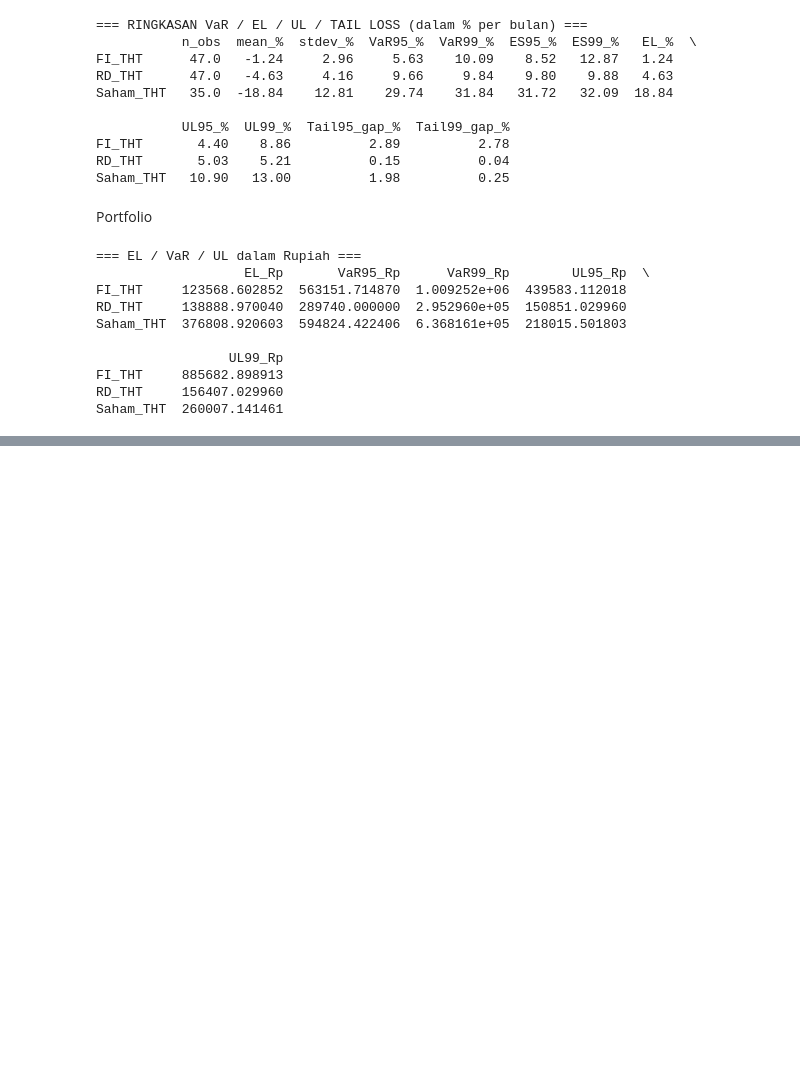
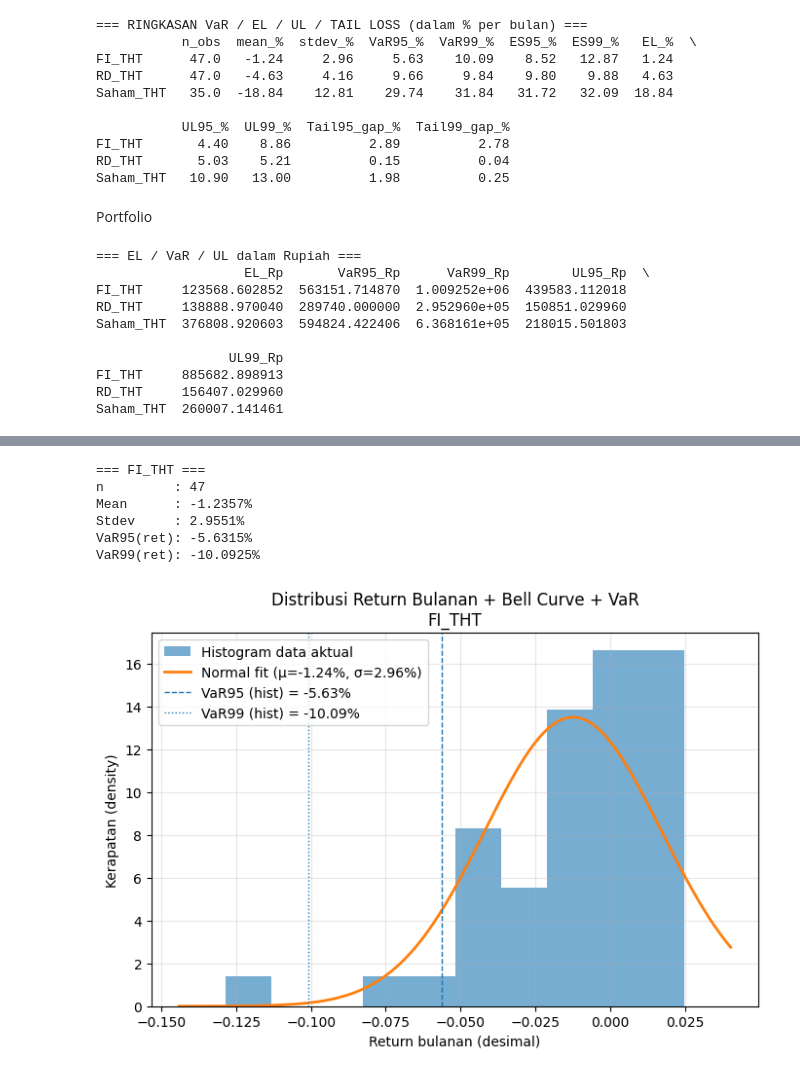
Before and after one commit to iqbaltanjung97/VaR, a Jupyter notebook: VaR.ipynb, the cells around one changed output, grey strips where cells are left out. Cells and saved outputs as stored; diff of their text form; code cells hidden in the pictures; blank space fills up the shorter version.

```diff
--- a/VaR.ipynb
+++ b/VaR.ipynb
@@ -186,0 +266,80 @@ Saham_THT  260007.141461
+# %%
+import pandas as pd
+import numpy as np
+import matplotlib.pyplot as plt
+from scipy.stats import norm
+
+# =========================================================
+# 1. LOAD DATA
+# =========================================================
+
+file_path = "PL_asset_classes.xlsx"   # ganti jika filenya di folder lain
+df = pd.read_excel(file_path)
+
+asset_cols = ["FI_THT", "RD_THT", "Saham_THT"]
+
+# =========================================================
+# 2. LOOP PER KELAS ASET: HISTOGRAM + NORMAL FIT + GARIS VaR
+# =========================================================
+
+for col in asset_cols:
+    series = df[col].dropna()
+    mu = series.mean()
+    sigma = series.std(ddof=1)
+
+    # ---------- Historical VaR (berbasis data aktual) ----------
+    alpha_95 = 0.95
+    alpha_99 = 0.99
+
+    # quantile kiri (return terburuk)
+    q05 = series.quantile(1 - alpha_95)   # ~ 5% terburuk
+    q01 = series.quantile(1 - alpha_99)   # ~ 1% terburuk
+
+    print(f"\n=== {col} ===")
+    print(f"n         : {len(series)}")
+    print(f"Mean      : {mu:.4%}")
+    print(f"Stdev     : {sigma:.4%}")
+    print(f"VaR95(ret): {q05:.4%}")
+    print(f"VaR99(ret): {q01:.4%}")
+
+    # ---------- Sumbu X untuk normal fit ----------
+    x_min = series.min()
+    x_max = series.max()
+    # Perlebar sedikit kiri-kanan untuk visual
+    x_range = x_max - x_min
+    x = np.linspace(x_min - 0.1 * x_range, x_max + 0.1 * x_range, 400)
+    y = norm.pdf(x, mu, sigma)
+
+    # ---------- Plot ----------
+    plt.figure(figsize=(7, 5))
+
+    # 1) Histogram data aktual (density=True supaya area = 1)
+    plt.hist(series,
+             bins=10,
+             density=True,
+             alpha=0.6,           # agak transparan
+             label="Histogram data aktual")
+
+    # 2) Kurva normal fit
+    plt.plot(x, y, linewidth=2, label=f"Normal fit (μ={mu:.2%}, σ={sigma:.2%})")
+
+    # 3) Garis vertikal VaR (historical)
+    plt.axvline(q05, linestyle="--", linewidth=1, label=f"VaR95 (hist) = {q05:.2%}")
+    plt.axvline(q01, linestyle=":",  linewidth=1, label=f"VaR99 (hist) = {q01:.2%}")
+
+    # ---------- Layout ----------
+    plt.title(f"Distribusi Return Bulanan + Bell Curve + VaR\n{col}")
+    plt.xlabel("Return bulanan (desimal)")
+    plt.ylabel("Kerapatan (density)")
+    plt.grid(True, alpha=0.3)
+    plt.legend()
+    plt.tight_layout()
+    plt.show()
+# %% [output]
+=== FI_THT ===
+n         : 47
+Mean      : -1.2357%
+Stdev     : 2.9551%
+VaR95(ret): -5.6315%
+VaR99(ret): -10.0925%
+[figure, added]
```
Also changed, not shown: parts of 4 cells of this notebook.
